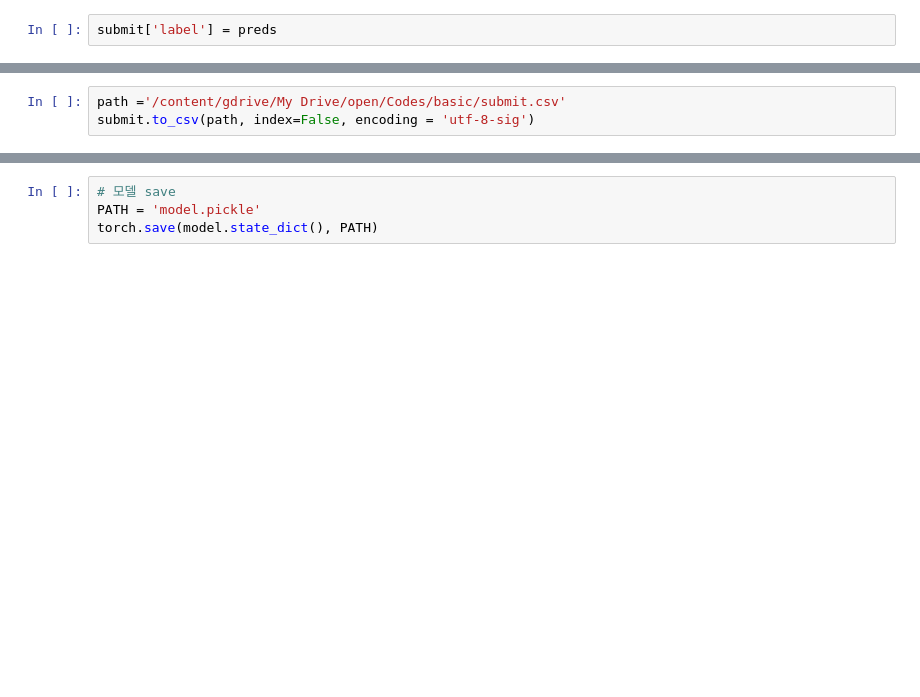
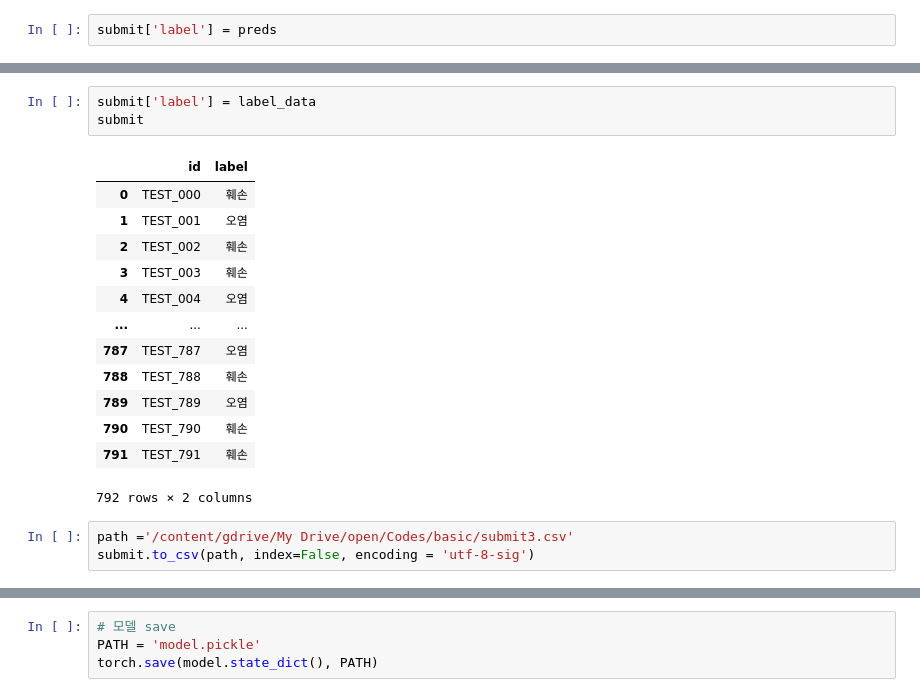
Before and after one commit to multicampus-2-team/wallpaperDefect, a Jupyter notebook: model_template/Pytorch+DataAug(31457).ipynb, the cells around one changed output, grey strips where cells are left out. Drawn from its saved outputs; the diff is of its cells as text; blank space fills up the shorter version.

```diff
--- a/model_template/Pytorch+DataAug(31457).ipynb
+++ b/model_template/Pytorch+DataAug(31457).ipynb
@@ -645,4 +702,21 @@ submit
 792 rows × 2 columns
+# %%
+submit['label'] = label_data
+submit
+# %% [output]
+|  | id | label |
+| 0 | TEST_000 | 훼손 |
+| 1 | TEST_001 | 오염 |
+| 2 | TEST_002 | 훼손 |
+| 3 | TEST_003 | 훼손 |
+| 4 | TEST_004 | 오염 |
+| ... | ... | ... |
+| 787 | TEST_787 | 오염 |
+| 788 | TEST_788 | 훼손 |
+| 789 | TEST_789 | 오염 |
+| 790 | TEST_790 | 훼손 |
+| 791 | TEST_791 | 훼손 |
+792 rows × 2 columns
 # %%
-path ='/content/gdrive/My Drive/open/Codes/basic/submit.csv'
+path ='/content/gdrive/My Drive/open/Codes/basic/submit3.csv'
 submit.to_csv(path, index=False, encoding = 'utf-8-sig')
```
Also changed, not shown: parts of 23 cells of this notebook, 1 other file.
